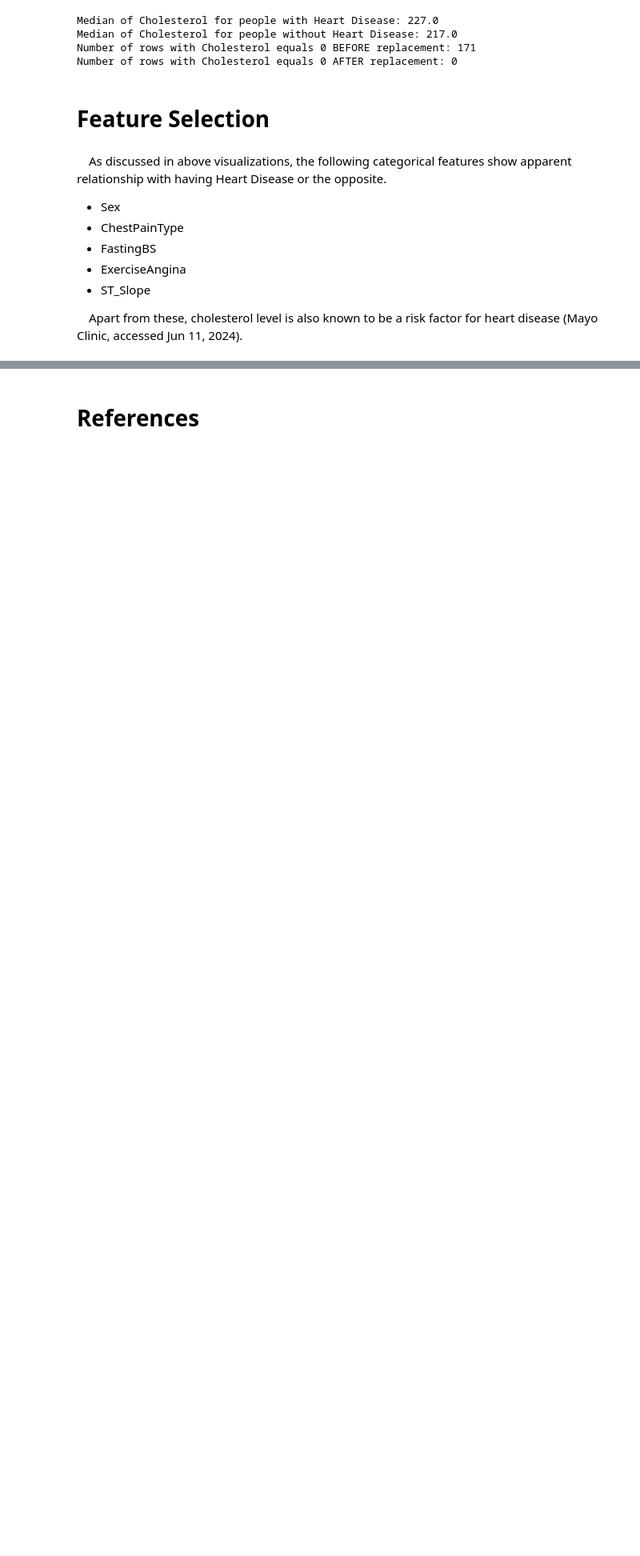
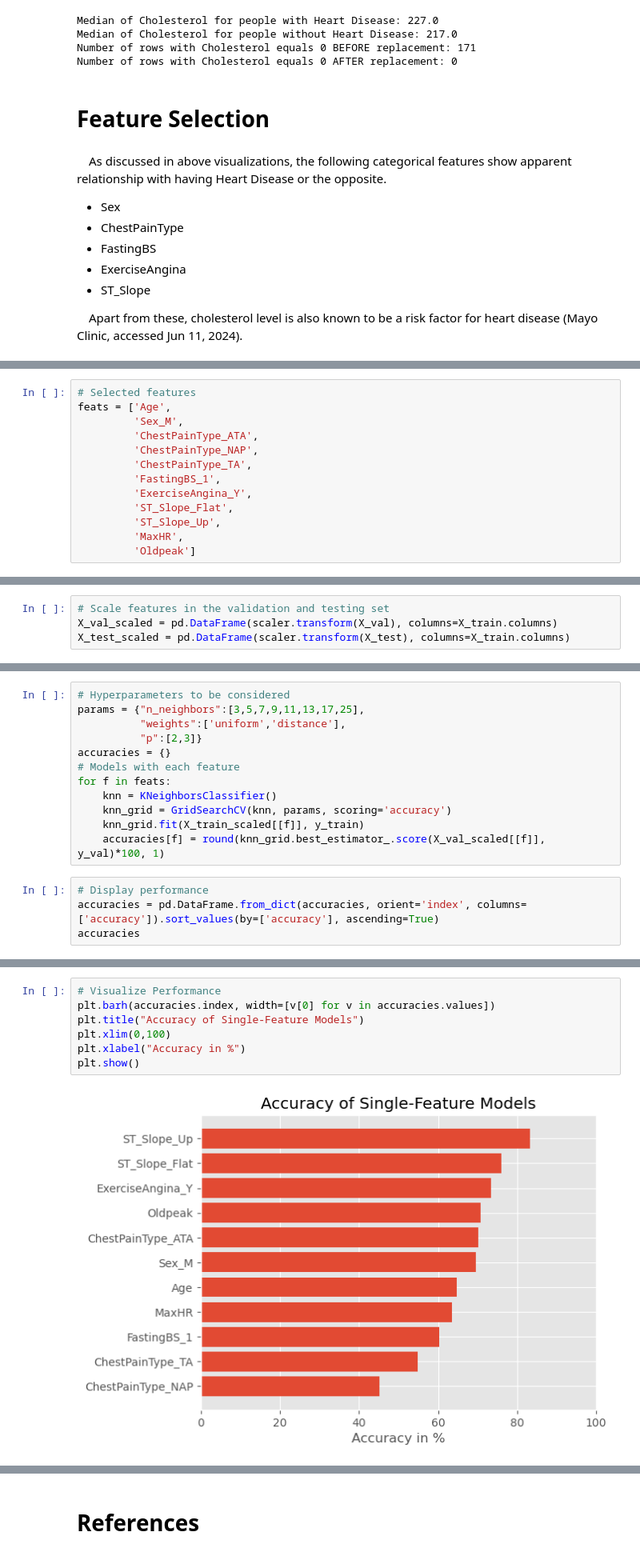
Before and after one commit to moscmh/heart_disease, a Jupyter notebook: heart.ipynb, the cells around one changed output, grey strips where cells are left out. Shown at 80% size. Cells and saved outputs as stored; diff of their text form; blank space fills up the shorter version.

```diff
--- a/heart.ipynb
+++ b/heart.ipynb
@@ -227,0 +255,13 @@ Shape after converting categorical into dummy variables: (917, 15)
+# %%
+# Selected features
+feats = ['Age',
+         'Sex_M',
+         'ChestPainType_ATA',
+         'ChestPainType_NAP',
+         'ChestPainType_TA',
+         'FastingBS_1',
+         'ExerciseAngina_Y',
+         'ST_Slope_Flat',
+         'ST_Slope_Up',
+         'MaxHR',
+         'Oldpeak']
@@ -227,0 +311,4 @@ Shape after converting categorical into dummy variables: (917, 15)
+# %%
+# Scale features in the validation and testing set
+X_val_scaled = pd.DataFrame(scaler.transform(X_val), columns=X_train.columns)
+X_test_scaled = pd.DataFrame(scaler.transform(X_test), columns=X_train.columns)
@@ -227,0 +319,16 @@ Shape after converting categorical into dummy variables: (917, 15)
+# %%
+# Hyperparameters to be considered
+params = {"n_neighbors":[3,5,7,9,11,13,17,25],
+          "weights":['uniform','distance'],
+          "p":[2,3]}
+accuracies = {}
+# Models with each feature
+for f in feats:
+    knn = KNeighborsClassifier()
+    knn_grid = GridSearchCV(knn, params, scoring='accuracy')
+    knn_grid.fit(X_train_scaled[[f]], y_train)
+    accuracies[f] = round(knn_grid.best_estimator_.score(X_val_scaled[[f]], y_val)*100, 1)
+# %%
+# Display performance
+accuracies = pd.DataFrame.from_dict(accuracies, orient='index', columns=['accuracy']).sort_values(by=['accuracy'], ascending=True)
+accuracies
@@ -227,0 +348,9 @@ Shape after converting categorical into dummy variables: (917, 15)
+# %%
+# Visualize Performance
+plt.barh(accuracies.index, width=[v[0] for v in accuracies.values])
+plt.title("Accuracy of Single-Feature Models")
+plt.xlim(0,100)
+plt.xlabel("Accuracy in %")
+plt.show()
+# %% [output]
+[figure, added]
```
Also changed, not shown: parts of 30 cells of this notebook, 1 other file.
